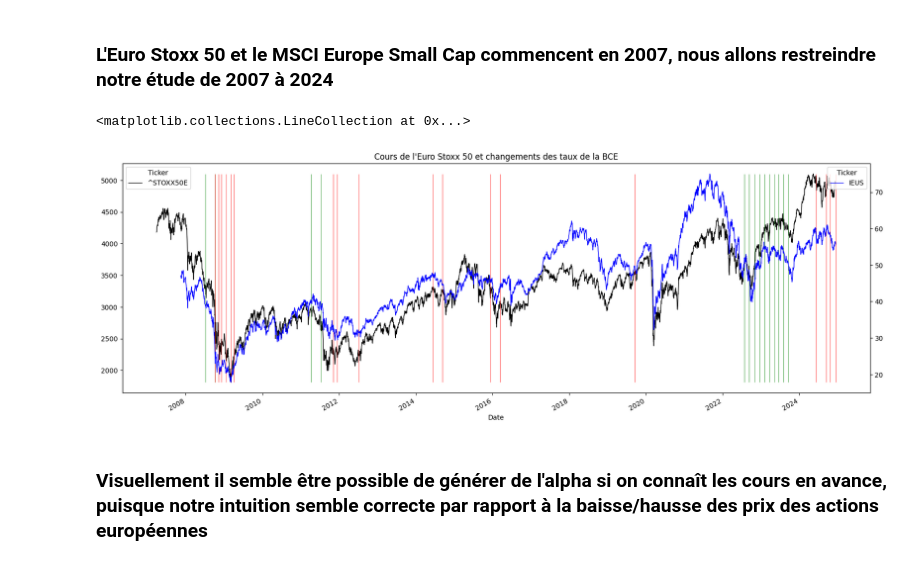
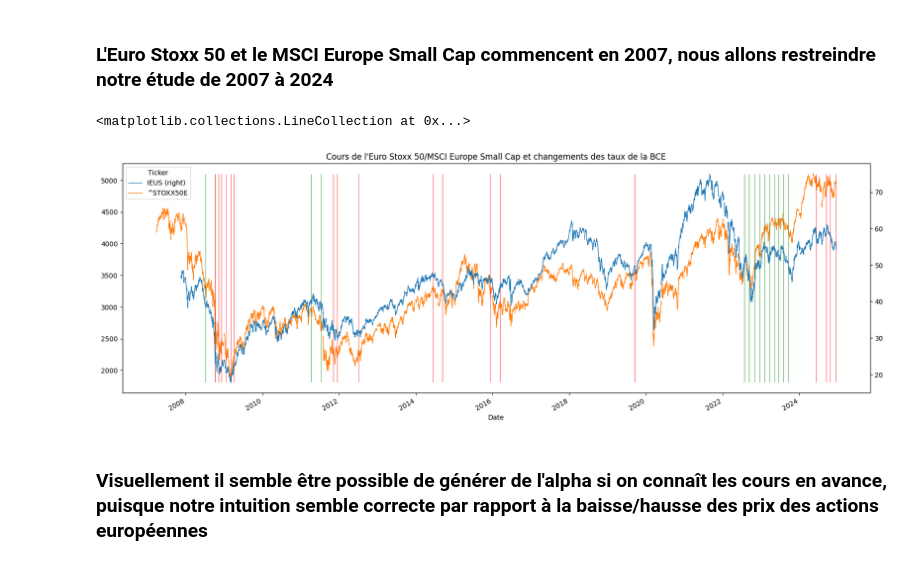
Before and after one commit to QMoayedpour/ML_fin_project, a Jupyter notebook: notebook_strategie.ipynb, the cells around one changed output. Saved outputs shown, nothing was run; the diff lists cells and outputs as text; code cells hidden in the pictures.

```diff
--- a/notebook_strategie.ipynb
+++ b/notebook_strategie.ipynb
@@ -75,6 +80,8 @@ msci_small = yf.download('IEUS',
                             start = data_rates.index.min(),
                             end = data_rates.index.max()
                             )['Close']
+
+msci_es50  = pd.concat(objs=[msci_small, euro_stoxx_50], axis=1)
 # %% [output]
 [*********************100%***********************]  1 of 1 completed
 [*********************100%***********************]  1 of 1 completed
@@ -82,23 +89,21 @@ msci_small = yf.download('IEUS',
 ### L'Euro Stoxx 50 et le MSCI Europe Small Cap commencent en 2007, nous allons restreindre notre étude de 2007 à 2024
 # %%
 fig, ax = plt.subplots(figsize=(20,7))
-ax2 = ax.twinx()
 
 max_es50 = euro_stoxx_50.max()
 min_es50 = euro_stoxx_50.min()
 
 min_date_es50 = euro_stoxx_50.index.min()
 min_date_msciSC = msci_small.index.min()
 min_date = max(min_date_es50, min_date_msciSC)
 
-euro_stoxx_50.plot(ax = ax, linewidth=1, color='black', title="Cours de l'Euro Stoxx 50 et changements des taux de la BCE")
-msci_small.plot(ax = ax2, linewidth=1, color='blue')
+msci_es50.plot(ax = ax, sharex=True, secondary_y='IEUS', linewidth=1, title="Cours de l'Euro Stoxx 50/MSCI Europe Small Cap et changements des taux de la BCE")
 
-ax.vlines(changes_pos.query('index >= @min_date').index, ymin=min_es50, ymax=max_es50, linewidth=0.5, color='g')
-ax.vlines(changes_neg.query('index >= @min_date').index, ymin=min_es50, ymax=max_es50, linewidth=0.5, color='r')
+ax.vlines(changes_pos.query('index >= @min_date').index, ymin=min_es50, ymax=max_es50, linewidth=0.5, color='g', label='Montée des taux')
+ax.vlines(changes_neg.query('index >= @min_date').index, ymin=min_es50, ymax=max_es50, linewidth=0.5, color='r', label='Baisse des taux')
 # %% [output]
 <matplotlib.collections.LineCollection at 0x...>
-[figure, old version]
+[figure, new version]
 # %% [markdown]
 ### Visuellement il semble être possible de générer de l'alpha si on connaît les cours en avance, puisque notre intuition semble correcte par rapport à la baisse/hausse des prix des actions européennes
 # %% [markdown]
```
Also changed, not shown: parts of 24 cells of this notebook, 3 other files.
